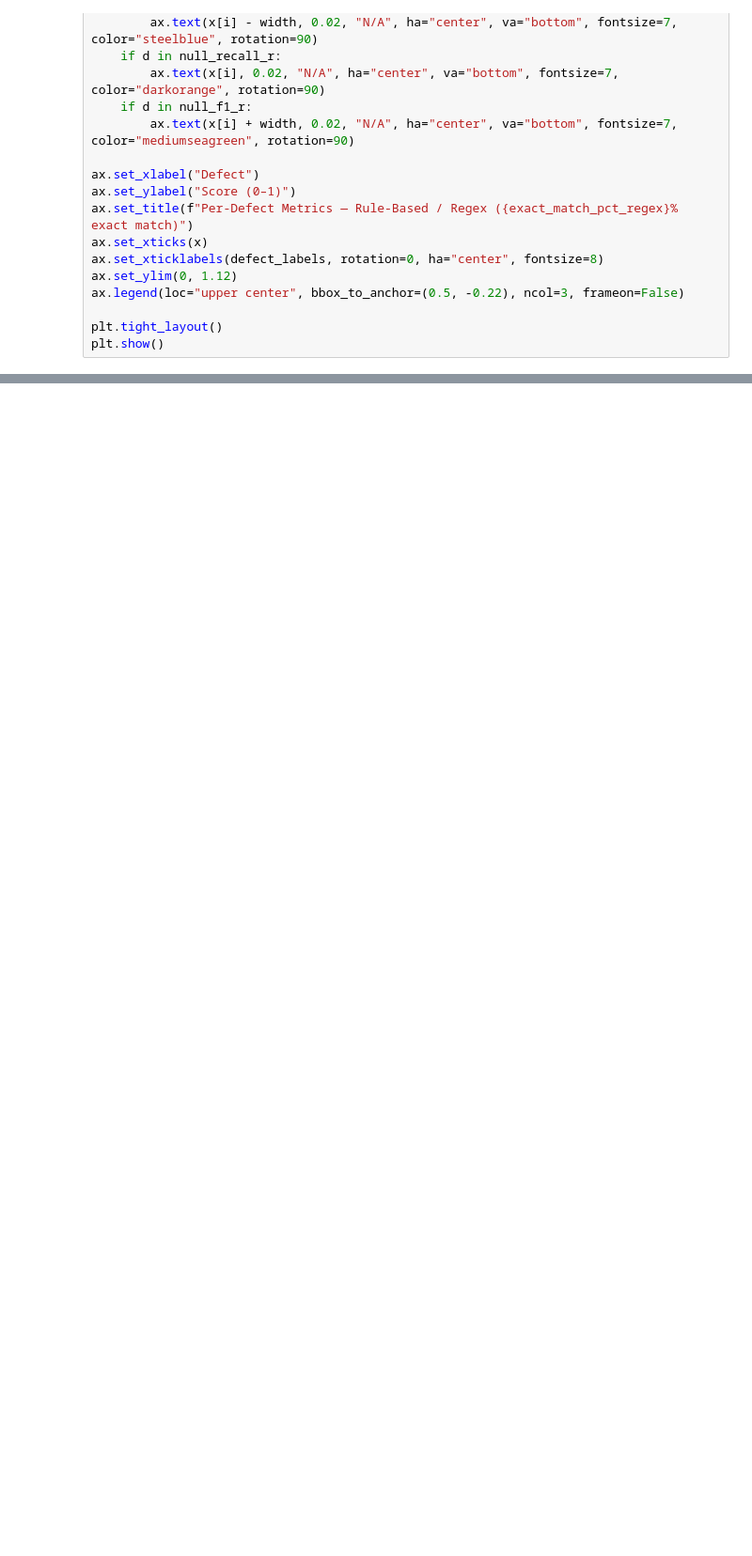
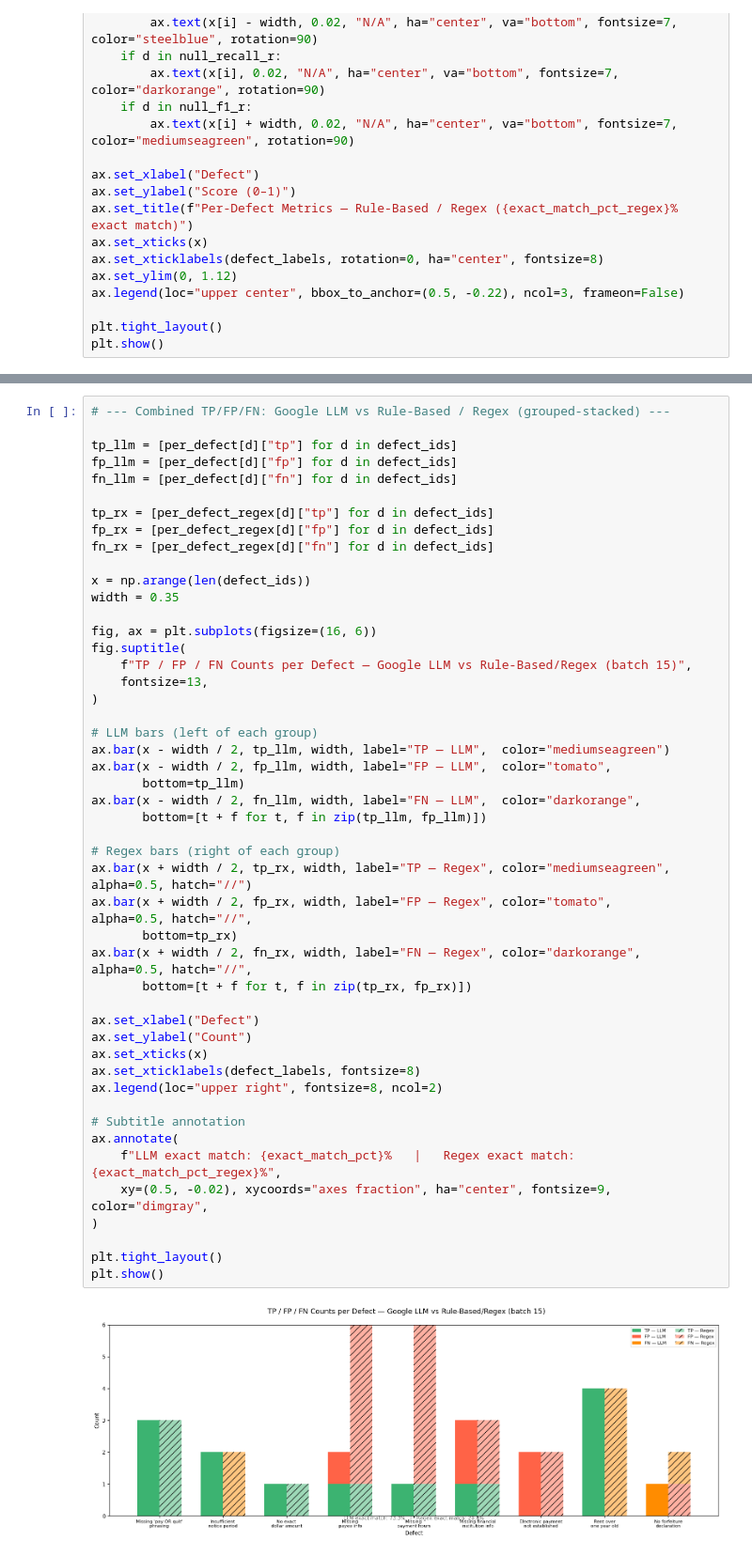
Before and after one commit to afsuarezg/law809e, a Jupyter notebook: synthetic_notices/visualize_batch_15_notices.ipynb, the cells around one changed output, grey strips where cells are left out. Shown at 94% size. Saved outputs shown, nothing was run; the diff lists cells and outputs as text; blank space fills up the shorter version.

```diff
--- a/synthetic_notices/visualize_batch_15_notices.ipynb
+++ b/synthetic_notices/visualize_batch_15_notices.ipynb
@@ -314,0 +379,50 @@ plt.show()
+# %%
+# --- Combined TP/FP/FN: Google LLM vs Rule-Based / Regex (grouped-stacked) ---
+
+tp_llm = [per_defect[d]["tp"] for d in defect_ids]
+fp_llm = [per_defect[d]["fp"] for d in defect_ids]
+fn_llm = [per_defect[d]["fn"] for d in defect_ids]
+
+tp_rx = [per_defect_regex[d]["tp"] for d in defect_ids]
+fp_rx = [per_defect_regex[d]["fp"] for d in defect_ids]
+fn_rx = [per_defect_regex[d]["fn"] for d in defect_ids]
+
+x = np.arange(len(defect_ids))
+width = 0.35
+
+fig, ax = plt.subplots(figsize=(16, 6))
+fig.suptitle(
+    f"TP / FP / FN Counts per Defect — Google LLM vs Rule-Based/Regex (batch 15)",
+    fontsize=13,
+)
+
+# LLM bars (left of each group)
+ax.bar(x - width / 2, tp_llm, width, label="TP — LLM",  color="mediumseagreen")
+ax.bar(x - width / 2, fp_llm, width, label="FP — LLM",  color="tomato",
+       bottom=tp_llm)
+ax.bar(x - width / 2, fn_llm, width, label="FN — LLM",  color="darkorange",
+       bottom=[t + f for t, f in zip(tp_llm, fp_llm)])
+
+# Regex bars (right of each group)
+ax.bar(x + width / 2, tp_rx, width, label="TP — Regex", color="mediumseagreen", alpha=0.5, hatch="//")
+ax.bar(x + width / 2, fp_rx, width, label="FP — Regex", color="tomato",         alpha=0.5, hatch="//",
+       bottom=tp_rx)
+ax.bar(x + width / 2, fn_rx, width, label="FN — Regex", color="darkorange",     alpha=0.5, hatch="//",
+       bottom=[t + f for t, f in zip(tp_rx, fp_rx)])
+
+ax.set_xlabel("Defect")
+ax.set_ylabel("Count")
+ax.set_xticks(x)
+ax.set_xticklabels(defect_labels, fontsize=8)
+ax.legend(loc="upper right", fontsize=8, ncol=2)
+
+# Subtitle annotation
+ax.annotate(
+    f"LLM exact match: {exact_match_pct}%   |   Regex exact match: {exact_match_pct_regex}%",
+    xy=(0.5, -0.02), xycoords="axes fraction", ha="center", fontsize=9, color="dimgray",
+)
+
+plt.tight_layout()
+plt.show()
+# %% [output]
+[figure, added]
```
Also changed, not shown: parts of 5 cells of this notebook, 20 other files.
